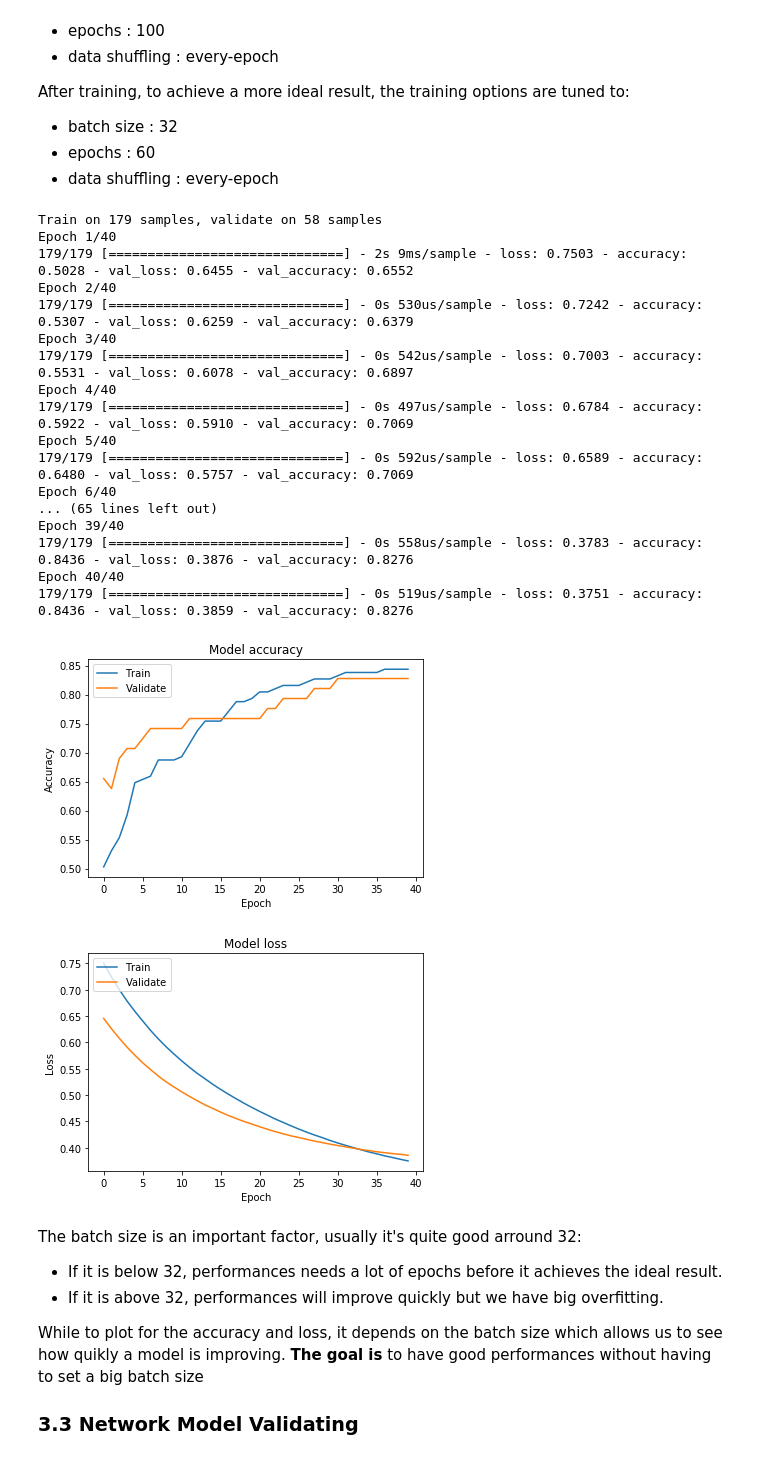
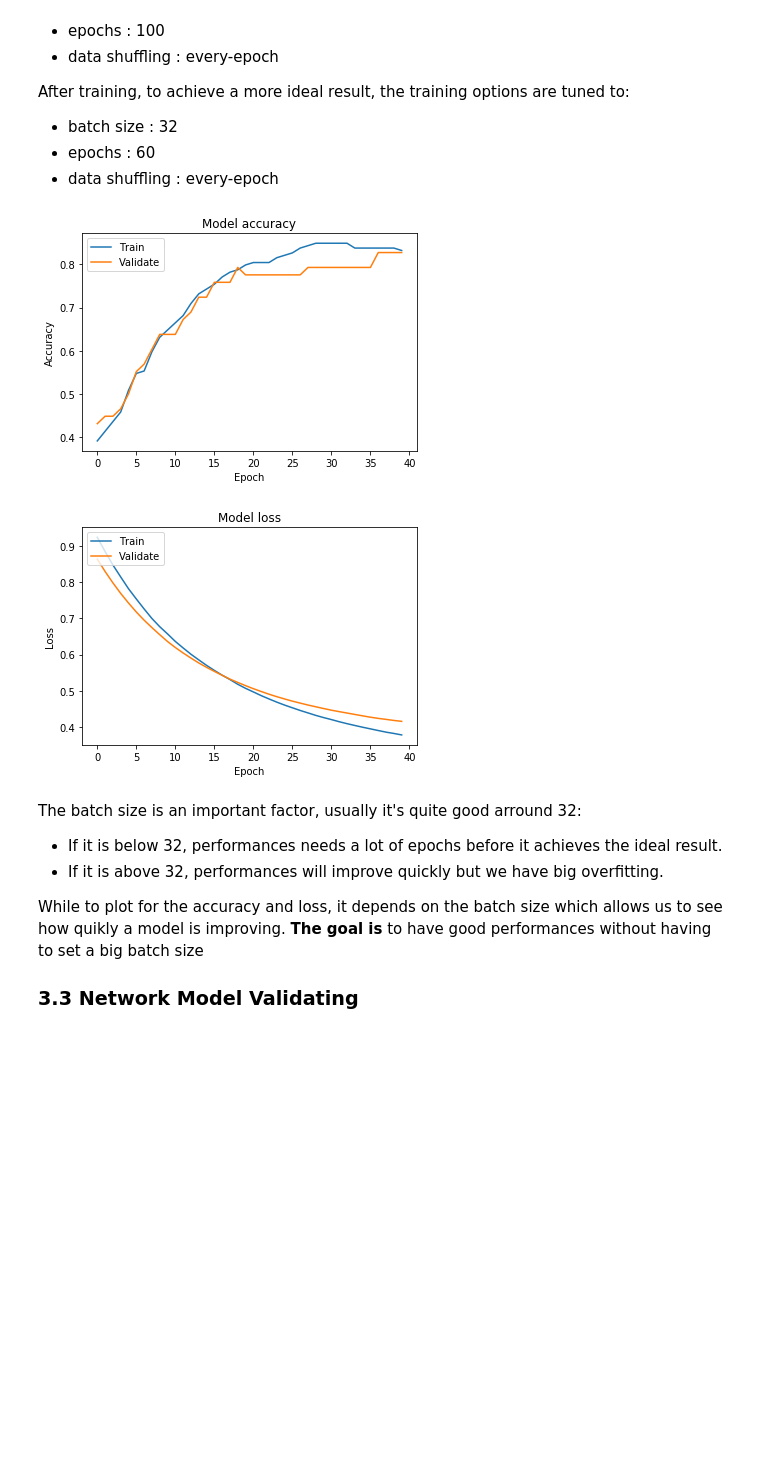
Before and after one commit to JoeValval/neural-networks-forhealth-technology-applications, a Jupyter notebook: Assignment Case 1 (1).ipynb, the cells around one changed output. Saved outputs shown, nothing was run; the diff lists cells and outputs as text; code cells hidden in the pictures; blank space fills up the shorter version.

```diff
--- a/Assignment Case 1 (1).ipynb
+++ b/Assignment Case 1 (1).ipynb
@@ -52,7 +52,7 @@ from tensorflow.keras.layers import Dense
 Populating the interactive namespace from numpy and matplotlib
 # %%
 # Import dataset
-filename = "/Users/bella/Desktop/year 3/Neural Network/processed.cleveland.data"
+filename = "C:/Users/User/Desktop/Boulot/DUETI/S2/1rst part/neural/processed.cleveland.data"
 df = pd.read_csv(filename,
                 index_col = None,
                 header = None,
@@ -203,48 +203,29 @@ After training, to achieve a more ideal result, the training options are tuned t
 # %%
 # fit model on the training data-set
 history = network.fit(train_data, train_labels,
-                    epochs=40, batch_size=32, verbose=1,
+                    epochs=40, batch_size=32, verbose=0,
                     validation_data = (validation_data, validation_labels))
 
 # Plot training & validation accuracy values
 plt.plot(history.history['accuracy'])
 plt.plot(history.history['val_accuracy'])
 plt.title('Model accuracy')
 plt.ylabel('Accuracy')
 plt.xlabel('Epoch')
 plt.legend(['Train', 'Validate'], loc='upper left')
 plt.show()
 
 # Plot training & validation loss values
 plt.plot(history.history['loss'])
 plt.plot(history.history['val_loss'])
 plt.title('Model loss')
 plt.ylabel('Loss')
 plt.xlabel('Epoch')
 plt.legend(['Train', 'Validate'], loc='upper left')
 plt.show()
-
-plt.scatter(test_data, test_labels)
 # %% [output]
-Train on 179 samples, validate on 58 samples
-Epoch 1/40
-179/179 [==============================] - 2s 9ms/sample - loss: 0.7503 - accuracy: 0.5028 - val_loss: 0.6455 - val_accuracy: 0.6552
-Epoch 2/40
-179/179 [==============================] - 0s 530us/sample - loss: 0.7242 - accuracy: 0.5307 - val_loss: 0.6259 - val_accuracy: 0.6379
-Epoch 3/40
-179/179 [==============================] - 0s 542us/sample - loss: 0.7003 - accuracy: 0.5531 - val_loss: 0.6078 - val_accuracy: 0.6897
-Epoch 4/40
-179/179 [==============================] - 0s 497us/sample - loss: 0.6784 - accuracy: 0.5922 - val_loss: 0.5910 - val_accuracy: 0.7069
-Epoch 5/40
-179/179 [==============================] - 0s 592us/sample - loss: 0.6589 - accuracy: 0.6480 - val_loss: 0.5757 - val_accuracy: 0.7069
-Epoch 6/40
-... (65 lines left out)
-Epoch 39/40
-179/179 [==============================] - 0s 558us/sample - loss: 0.3783 - accuracy: 0.8436 - val_loss: 0.3876 - val_accuracy: 0.8276
-Epoch 40/40
-179/179 [==============================] - 0s 519us/sample - loss: 0.3751 - accuracy: 0.8436 - val_loss: 0.3859 - val_accuracy: 0.8276
-[figure, old version]
+[figure, new version]
-[figure, old version]
+[figure, new version]
 # %% [markdown]
 The batch size is an important factor, usually it's quite good arround 32:
 - If it is below 32, performances needs a lot of epochs before it achieves the ideal result.
```
Also changed, not shown: parts of 7 cells of this notebook.
